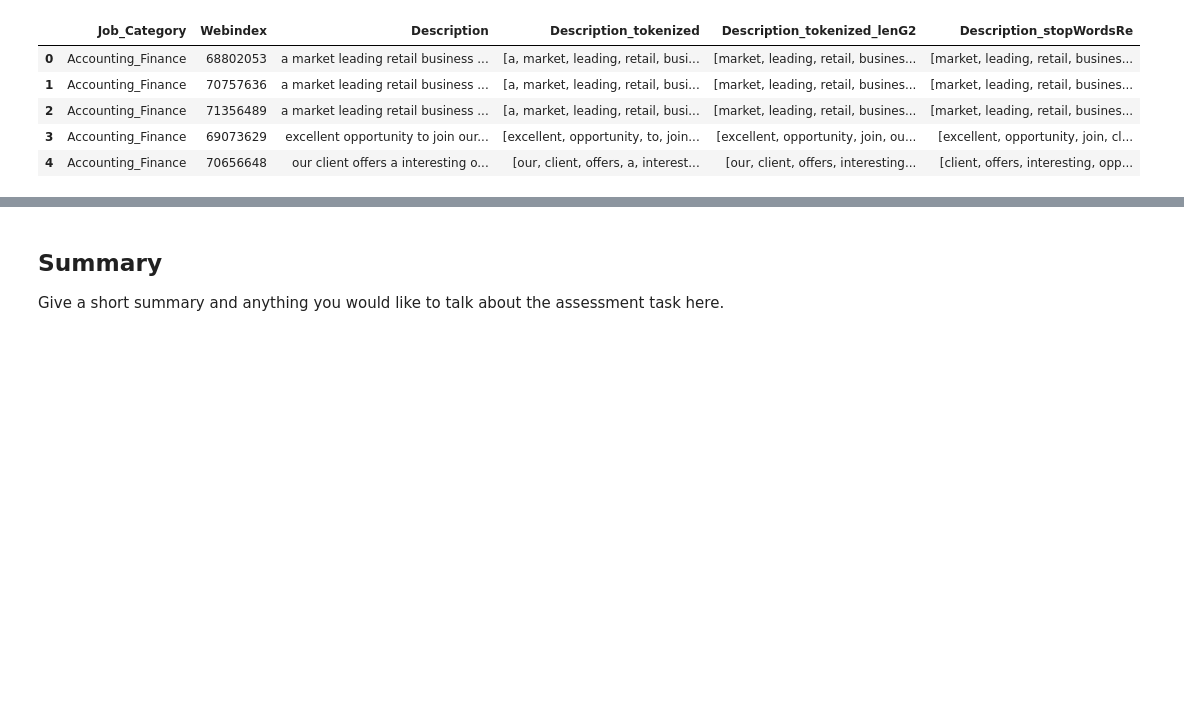
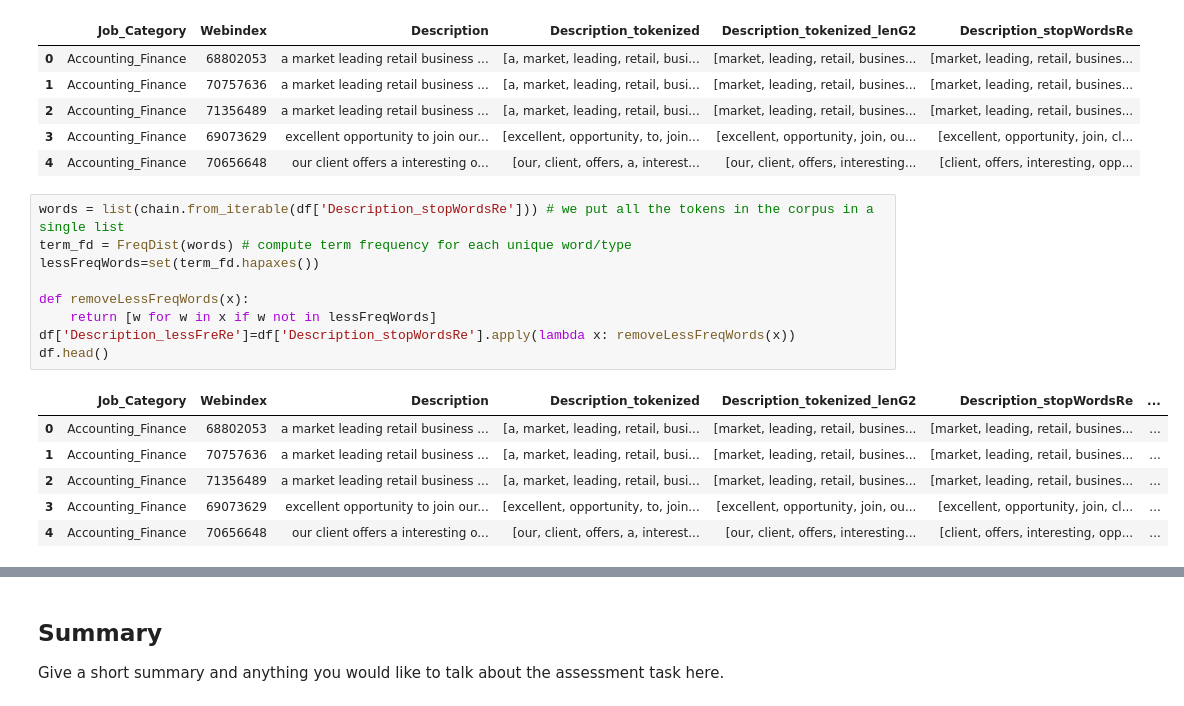
Before and after one commit to AkshataGawade/APDS2, a Jupyter notebook: rename_me/rename_me/task1.ipynb, the cells around one changed output, grey strips where cells are left out. Cells and saved outputs as stored; diff of their text form; blank space fills up the shorter version.

```diff
--- a/rename_me/rename_me/task1.ipynb
+++ b/rename_me/rename_me/task1.ipynb
@@ -142,3 +144,19 @@ df.head()
 | 2 | Accounting_Finance | 71356489 | a market leading retail business ... | [a, market, leading, retail, busi... | [market, leading, retail, busines... | [market, leading, retail, busines... |
 | 3 | Accounting_Finance | 69073629 | excellent opportunity to join our... | [excellent, opportunity, to, join... | [excellent, opportunity, join, ou... | [excellent, opportunity, join, cl... |
 | 4 | Accounting_Finance | 70656648 | our client offers a interesting o... | [our, client, offers, a, interest... | [our, client, offers, interesting... | [client, offers, interesting, opp... |
+# %%
+words = list(chain.from_iterable(df['Description_stopWordsRe'])) # we put all the tokens in the corpus in a single list
+term_fd = FreqDist(words) # compute term frequency for each unique word/type
+lessFreqWords=set(term_fd.hapaxes())
+
+def removeLessFreqWords(x):
+    return [w for w in x if w not in lessFreqWords]
+df['Description_lessFreRe']=df['Description_stopWordsRe'].apply(lambda x: removeLessFreqWords(x))
+df.head()
+# %% [output]
+|  | Job_Category | Webindex | Description | Description_tokenized | Description_tokenized_lenG2 | Description_stopWordsRe | ... |
+| 0 | Accounting_Finance | 68802053 | a market leading retail business ... | [a, market, leading, retail, busi... | [market, leading, retail, busines... | [market, leading, retail, busines... | ... |
+| 1 | Accounting_Finance | 70757636 | a market leading retail business ... | [a, market, leading, retail, busi... | [market, leading, retail, busines... | [market, leading, retail, busines... | ... |
+| 2 | Accounting_Finance | 71356489 | a market leading retail business ... | [a, market, leading, retail, busi... | [market, leading, retail, busines... | [market, leading, retail, busines... | ... |
+| 3 | Accounting_Finance | 69073629 | excellent opportunity to join our... | [excellent, opportunity, to, join... | [excellent, opportunity, join, ou... | [excellent, opportunity, join, cl... | ... |
+| 4 | Accounting_Finance | 70656648 | our client offers a interesting o... | [our, client, offers, a, interest... | [our, client, offers, interesting... | [client, offers, interesting, opp... | ... |
```
Also changed, not shown: parts of 3 cells of this notebook.
